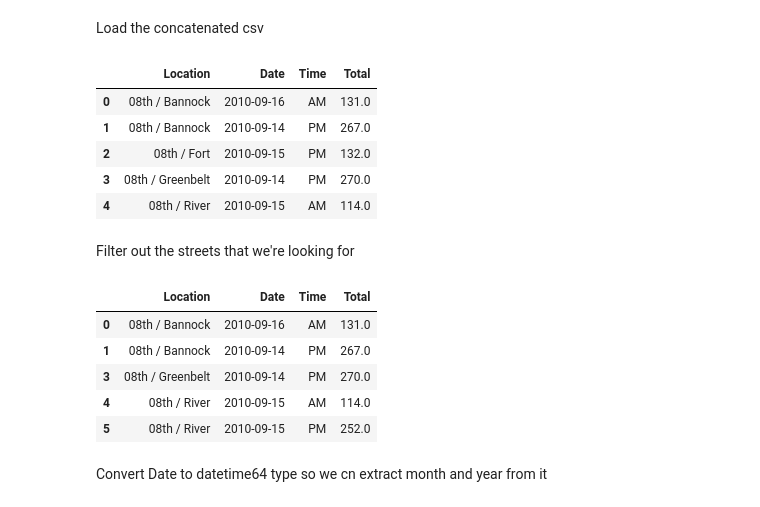
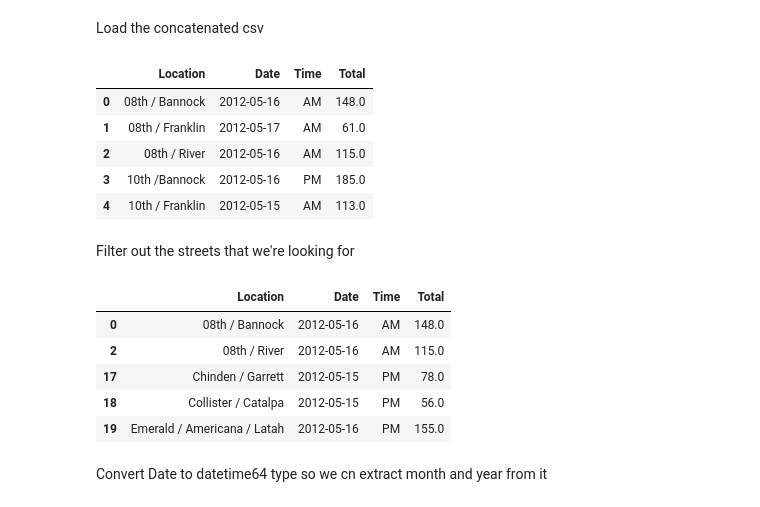
Before and after one commit to mikestefancic/TVCA, a Jupyter notebook: 04-tvca-infra.ipynb, the cells around one changed output. Saved outputs shown, nothing was run; the diff lists cells and outputs as text; code cells hidden in the pictures.

Commit message:
obtain top 10 may counts

```diff
--- a/04-tvca-infra.ipynb
+++ b/04-tvca-infra.ipynb
@@ -111,37 +227,37 @@ Name: Location, dtype: object
 # %% [markdown]
 Load the concatenated csv
 # %%
-bike_count_2010_2019 = pd.read_csv('clean-data/bike-count-2010-2019.csv')
-bike_count_2010_2019.head()
+bike_count_2010_2019_may = pd.read_csv('clean-data/bike-count-2010-2019-may.csv')
+bike_count_2010_2019_may.head()
 # %% [output]
 |  | Location | Date | Time | Total |
-| 0 | 08th / Bannock | 2010-09-16 | AM | 131.0 |
-| 1 | 08th / Bannock | 2010-09-14 | PM | 267.0 |
-| 2 | 08th / Fort | 2010-09-15 | PM | 132.0 |
-| 3 | 08th / Greenbelt | 2010-09-14 | PM | 270.0 |
-| 4 | 08th / River | 2010-09-15 | AM | 114.0 |
+| 0 | 08th / Bannock | 2012-05-16 | AM | 148.0 |
+| 1 | 08th / Franklin | 2012-05-17 | AM | 61.0 |
+| 2 | 08th / River | 2012-05-16 | AM | 115.0 |
+| 3 | 10th /Bannock | 2012-05-16 | PM | 185.0 |
+| 4 | 10th / Franklin | 2012-05-15 | AM | 113.0 |
 # %% [markdown]
 Filter out the streets that we're looking for
 # %%
-top10 = bike_count_2010_2019[bike_count_2010_2019['Location'].isin(['08th / Bannock',
-                                                                   '08th / Greenbelt',
-                                                                   '08th / River',
-                                                                   '13th / Fort',
-                                                                   'Broadway / Warm Springs',
-                                                                   'Chinden / Garrett',
-                                                                   'Collister / Catalpa',
-                                                                   'Emerald / Americana / Latah',
-                                                                   'Five Mile / McMillan',
-                                                                   'Hill / Castle',
-                                                                   'VMP / Chinden']) ]
+top10 = bike_count_2010_2019_may[bike_count_2010_2019_may['Location'].isin(['08th / Bannock',
+                                                                           '08th / Greenbelt',
+                                                                           '08th / River',
+                                                                           '13th / Fort',
+                                                                           'Broadway / Warm Springs',
+                                                                           'Chinden / Garrett',
+                                                                           'Collister / Catalpa',
+                                                                           'Emerald / Americana / Latah',
+                                                                           'Five Mile / McMillan',
+                                                                           'Hill / Castle',
+                                                                           'VMP / Chinden']) ]
 top10.head()
 # %% [output]
 |  | Location | Date | Time | Total |
-| 0 | 08th / Bannock | 2010-09-16 | AM | 131.0 |
-| 1 | 08th / Bannock | 2010-09-14 | PM | 267.0 |
-| 3 | 08th / Greenbelt | 2010-09-14 | PM | 270.0 |
-| 4 | 08th / River | 2010-09-15 | AM | 114.0 |
-| 5 | 08th / River | 2010-09-15 | PM | 252.0 |
+| 0 | 08th / Bannock | 2012-05-16 | AM | 148.0 |
+| 2 | 08th / River | 2012-05-16 | AM | 115.0 |
+| 17 | Chinden / Garrett | 2012-05-15 | PM | 78.0 |
+| 18 | Collister / Catalpa | 2012-05-15 | PM | 56.0 |
+| 19 | Emerald / Americana / Latah | 2012-05-16 | PM | 155.0 |
 # %% [markdown]
 Convert Date to datetime64 type so we cn extract month and year from it
 # %%
```
Also changed, not shown: parts of 22 cells of this notebook.
